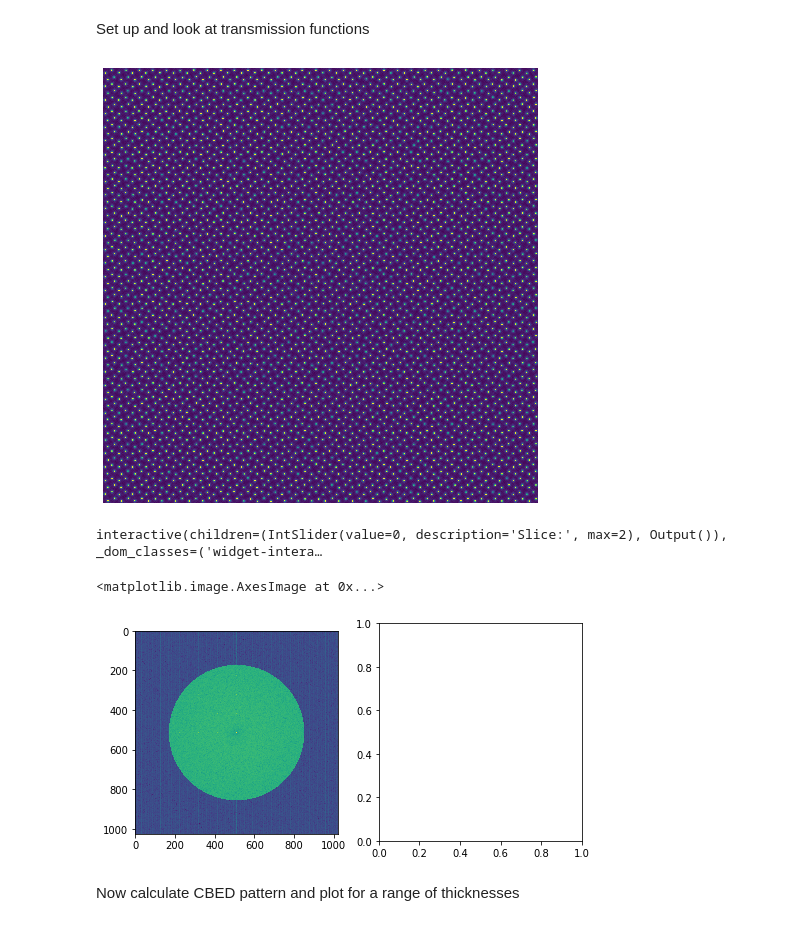
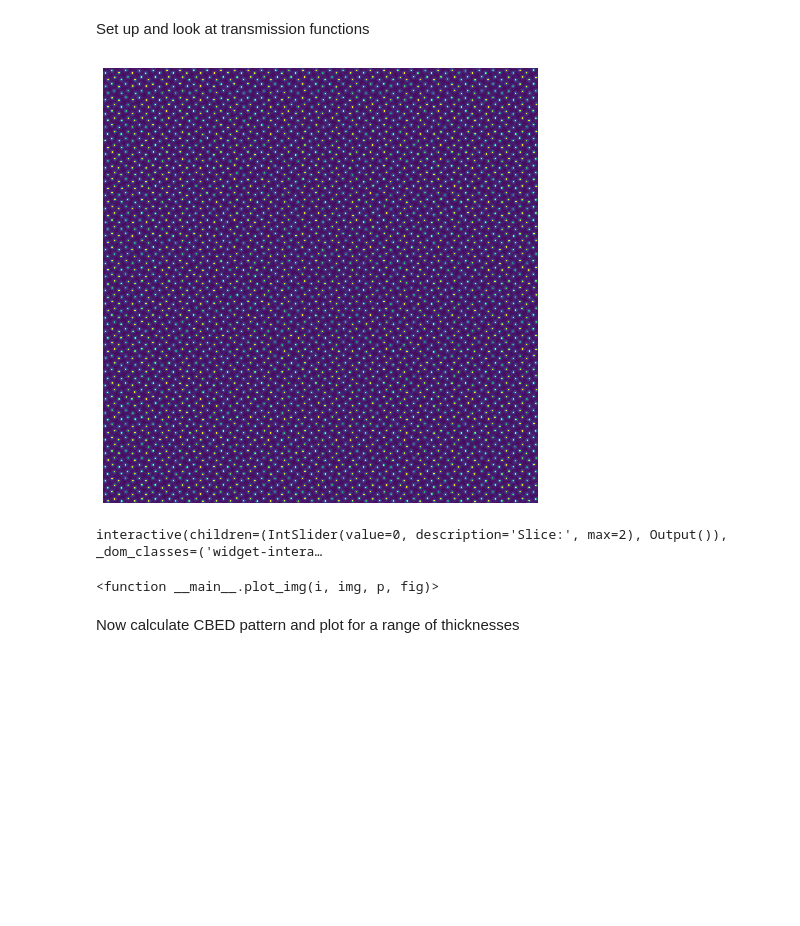
Before and after one commit to HamishGBrown/py_multislice, a Jupyter notebook: Demos/CBED.ipynb, the cells around one changed output. Cells and saved outputs as stored; diff of their text form; code cells hidden in the pictures; blank space fills up the shorter version.

```diff
--- a/Demos/CBED.ipynb
+++ b/Demos/CBED.ipynb
@@ -59,40 +59,37 @@ T = torch.zeros(nT,nsubslices,*gridshape,2,device=device)
 #Make transmission functions
 for i in range(nT):
     T[i,:,:] = crystal.make_transmission_functions(gridshape,eV,subslices,tiling,fftout=True,device=device)
-from PIL import Image
-for i in range(nT):
-    Image.fromarray(np.angle(cx_to_numpy(T[i,0,...]))).save('Trans/Trans{0}.tif'.format(i))
+
 
 #Plot the different slices of the unit cell
 fig,ax = plt.subplots(figsize=(8,8))
 vmax=0.6*np.amax(np.angle(cx_to_numpy(T[0,1,...])))
 vmin=np.amin(np.angle(cx_to_numpy(T[0,1,...])))
 p = ax.imshow(np.angle(cx_to_numpy(T[0,1,...])),vmin=vmin,vmax=vmax)
 ax.set_axis_off()
 
 def plot_img(i,img,p,fig):
     p.set_data(np.angle(cx_to_numpy(img[0,i,...])))
     fig.canvas.draw_idle()
 #     p.set_title()
 
 widg = widgets.IntSlider(
     value=0,
     min=0,
     max=T.shape[1]-1,
     step=1,
     description='Slice:',
     disabled=False,
     continuous_update=True,
     orientation='horizontal',
     readout=True,
     readout_format='d'
 )
 interact(plot_img,i=widg,img=fixed(T), p=fixed(p),fig=fixed(fig))
 # %% [output]
-[figure, old version]
+[figure, new version]
 interactive(children=(IntSlider(value=0, description='Slice:', max=2), Output()), _dom_classes=('widget-intera…
-<matplotlib.image.AxesImage at 0x...>
+<function __main__.plot_img(i, img, p, fig)>
-[figure, removed]
 # %% [markdown]
 Now calculate CBED pattern and plot for a range of thicknesses
 # %%
```
Also changed, not shown: parts of 2 cells of this notebook, 6 other files.
